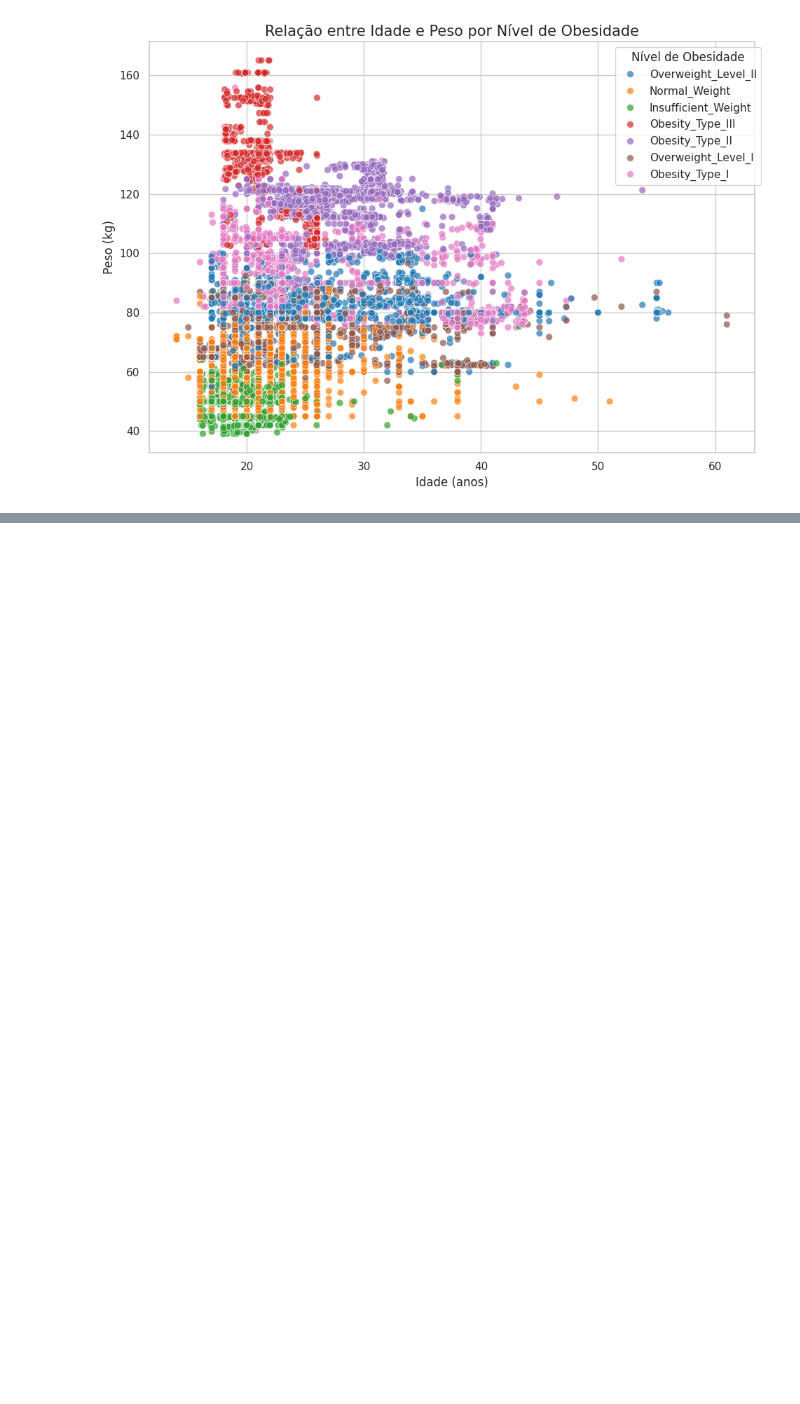
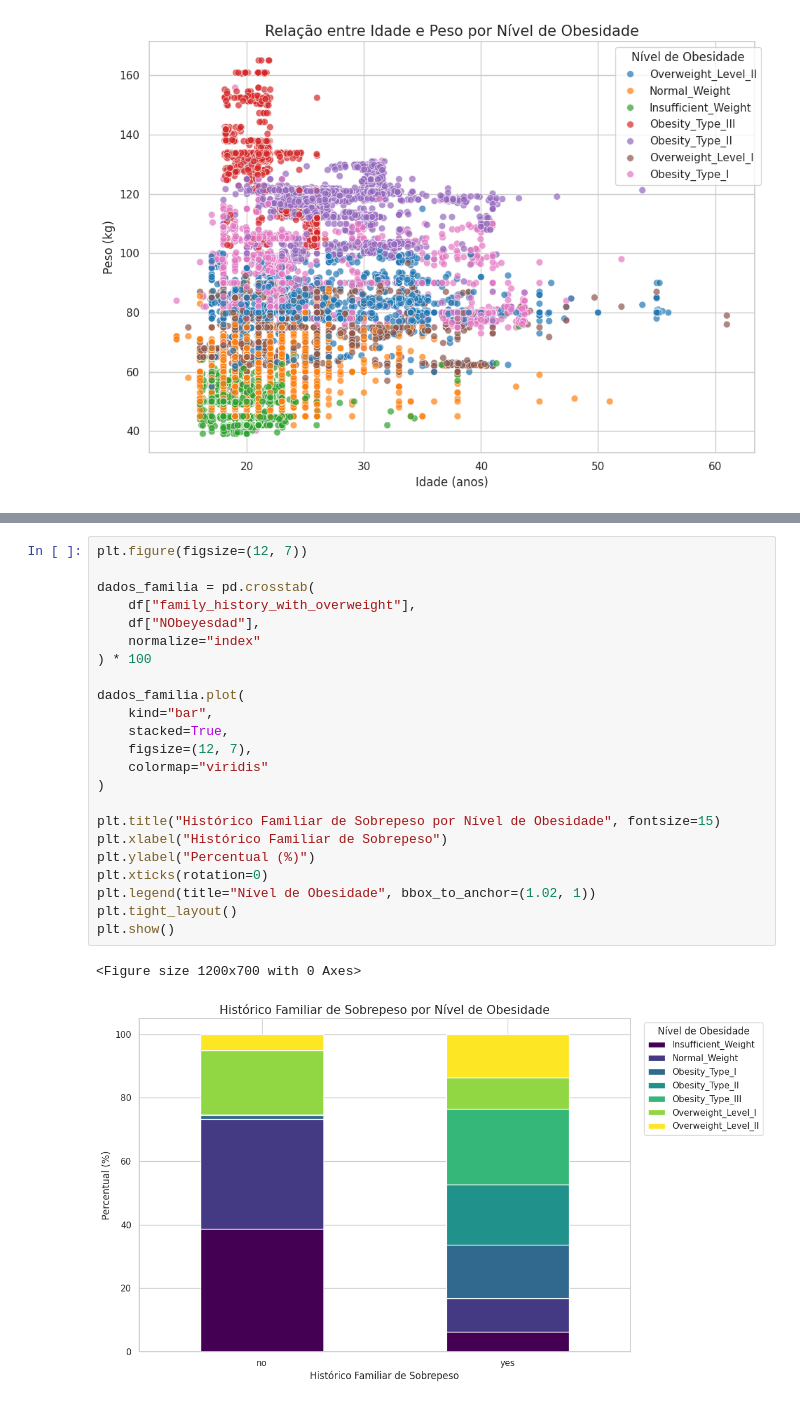
Before and after one commit to cesr1971/MLPYTHON, a Jupyter notebook: MLPYTHON_TRAB01.ipynb, the cells around one changed output, grey strips where cells are left out. Cells and saved outputs as stored; diff of their text form; blank space fills up the shorter version.

```diff
--- a/MLPYTHON_TRAB01.ipynb
+++ b/MLPYTHON_TRAB01.ipynb
@@ -228,0 +234,26 @@ plt.show()
+# %%
+plt.figure(figsize=(12, 7))
+
+dados_familia = pd.crosstab(
+    df["family_history_with_overweight"],
+    df["NObeyesdad"],
+    normalize="index"
+) * 100
+
+dados_familia.plot(
+    kind="bar",
+    stacked=True,
+    figsize=(12, 7),
+    colormap="viridis"
+)
+
+plt.title("Histórico Familiar de Sobrepeso por Nível de Obesidade", fontsize=15)
+plt.xlabel("Histórico Familiar de Sobrepeso")
+plt.ylabel("Percentual (%)")
+plt.xticks(rotation=0)
+plt.legend(title="Nível de Obesidade", bbox_to_anchor=(1.02, 1))
+plt.tight_layout()
+plt.show()
+# %% [output]
+<Figure size 1200x700 with 0 Axes>
+[figure, added]
```
Also changed, not shown: parts of 1 cell of this notebook.
